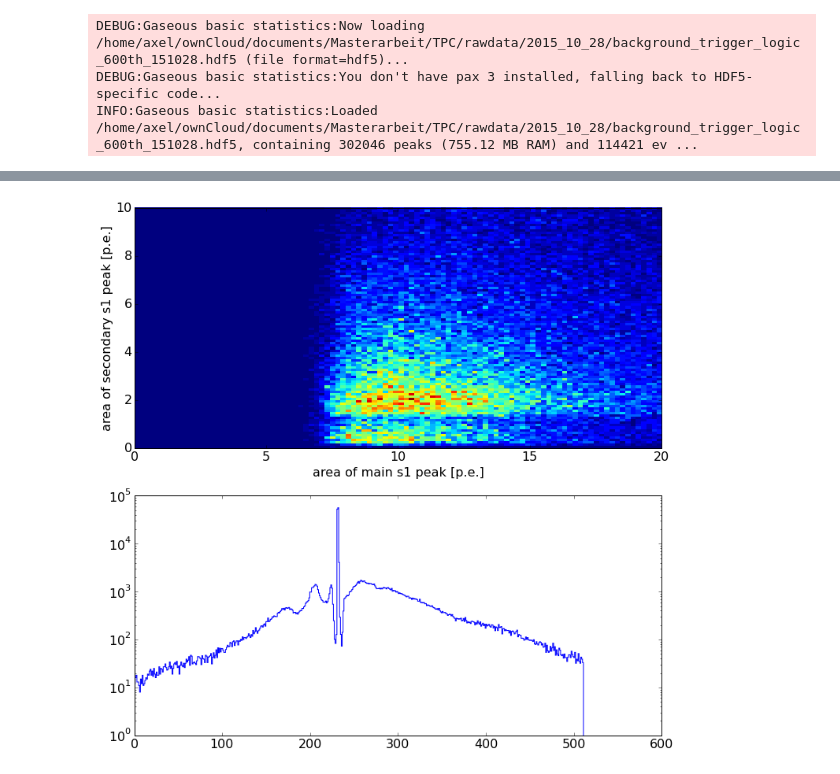
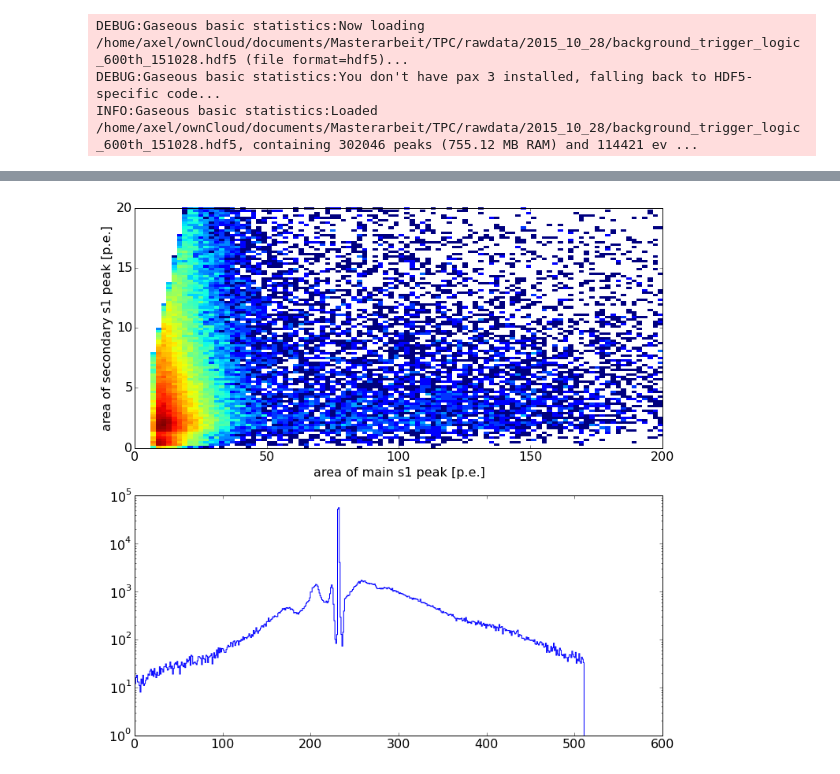
Before and after one commit to olenkajain/pax, a Jupyter notebook: examples/muenster/analysis/Gaseous_basic_statistics.ipynb, the cells around one changed output, grey strips where cells are left out. Saved outputs shown, nothing was run; the diff lists cells and outputs as text; code cells hidden in the pictures.

```diff
--- a/examples/muenster/analysis/Gaseous_basic_statistics.ipynb
+++ b/examples/muenster/analysis/Gaseous_basic_statistics.ipynb
@@ -157,40 +157,40 @@ peak_by_event = group_by(peaks, "Event")
 
 main_peaks = []
 secondary_peaks = []
 
 for event_peaks in peak_by_event:
     #print(event_peaks["area"])
-    event_peaks = sorted(event_peaks, key= lambda x : x["height"],reverse=True)
+    event_peaks = sorted(event_peaks, key= lambda x : x["area"],reverse=True)
     #print(event_peaks[0]["area"])
     if len(event_peaks)<= 1:
         continue
-    if event_peaks[0]["type"] == b"s1":
-        continue
-    if event_peaks[1]["type"] == b"s1":
-        continue
+#    if event_peaks[-1]["type"] == b"s1":
+#        continue
+#    if event_peaks[-2]["type"] == b"s1":
+#        continue
     main_peaks.append(event_peaks[0])
     secondary_peaks.append(event_peaks[1])
 
 
 main_areas = [peak["area"] for peak in main_peaks]
 secondary_areas =[peak["area"] for peak in secondary_peaks]
 
 fig, (ax1, ax2) = plt.subplots(2,1, figsize=(12,12))
-ax1.hist2d(main_areas, secondary_areas, bins=[100,100], range=((0,20),(0,10)))
+ax1.hist2d(main_areas, secondary_areas,norm=matplotlib.colors.LogNorm(), bins=[100,100], range=((0,200),(0,20)))
 ax1.set_xlabel("area of main s1 peak [p.e.]")
 ax1.set_ylabel("area of secondary s1 peak [p.e.]")
 #ax.set_xlim(0,150)
 #ax.set_ylim(0,50)
 
 ax2.hist(peaks["index_of_maximum"], bins=512, histtype="step")
 ax2.set_yscale("log")
 fig.show()
 
 
 
 #ax.hist2d?
 # %% [output]
-[figure, old version]
+[figure, new version]
 # %%
 fig, ax = plt.subplots(1, 1, figsize=(12,8))
 #xfmt = md.DateFormatter('%H:%M:%S')
```
Also changed, not shown: parts of 3 cells of this notebook, 3 other files.
